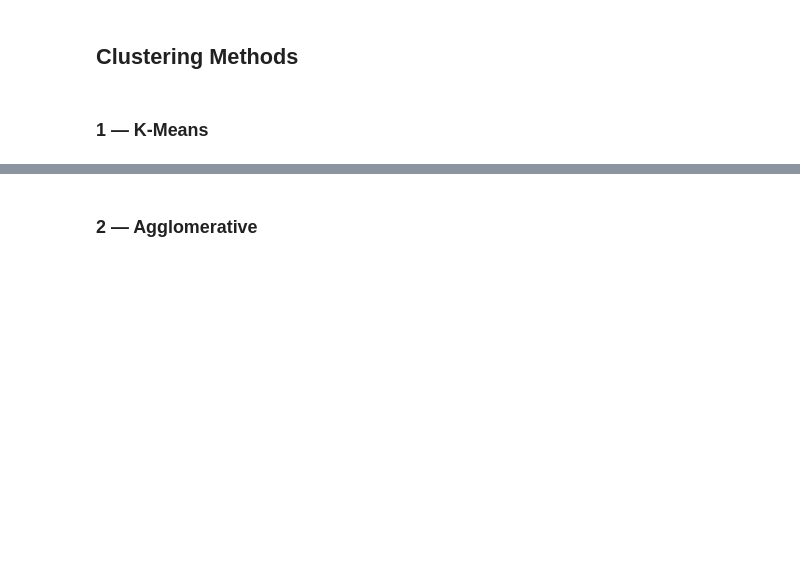
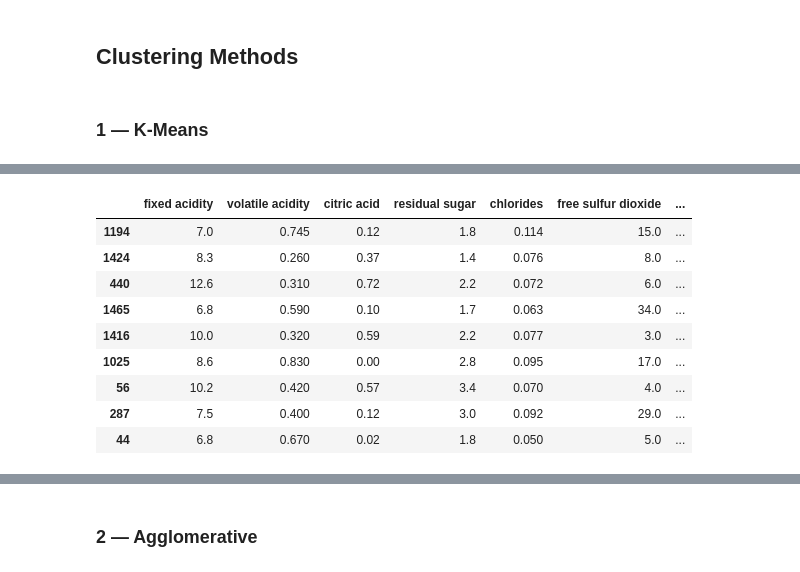
Before and after one commit to zalfyputra/wine-quality-clustering, a Jupyter notebook: wine-quality-clustering.ipynb, the cells around one changed output, grey strips where cells are left out. Drawn from its saved outputs; the diff is of its cells as text; code cells hidden in the pictures; blank space fills up the shorter version.

```diff
--- a/wine-quality-clustering.ipynb
+++ b/wine-quality-clustering.ipynb
@@ -171,0 +213,17 @@ plt.show()
+# %%
+### BEGIN SOLUTION
+km = KMeans(n_clusters=8, random_state=42)
+km = km.fit(df[float_columns])
+df['k-means'] = km.predict(df[float_columns])
+df.sample(9)
+# %% [output]
+|  | fixed acidity | volatile acidity | citric acid | residual sugar | chlorides | free sulfur dioxide | ... |
+| 1194 | 7.0 | 0.745 | 0.12 | 1.8 | 0.114 | 15.0 | ... |
+| 1424 | 8.3 | 0.260 | 0.37 | 1.4 | 0.076 | 8.0 | ... |
+| 440 | 12.6 | 0.310 | 0.72 | 2.2 | 0.072 | 6.0 | ... |
+| 1465 | 6.8 | 0.590 | 0.10 | 1.7 | 0.063 | 34.0 | ... |
+| 1416 | 10.0 | 0.320 | 0.59 | 2.2 | 0.077 | 3.0 | ... |
+| 1025 | 8.6 | 0.830 | 0.00 | 2.8 | 0.095 | 17.0 | ... |
+| 56 | 10.2 | 0.420 | 0.57 | 3.4 | 0.070 | 4.0 | ... |
+| 287 | 7.5 | 0.400 | 0.12 | 3.0 | 0.092 | 29.0 | ... |
+| 44 | 6.8 | 0.670 | 0.02 | 1.8 | 0.050 | 5.0 | ... |
```
Also changed, not shown: parts of 15 cells of this notebook.
